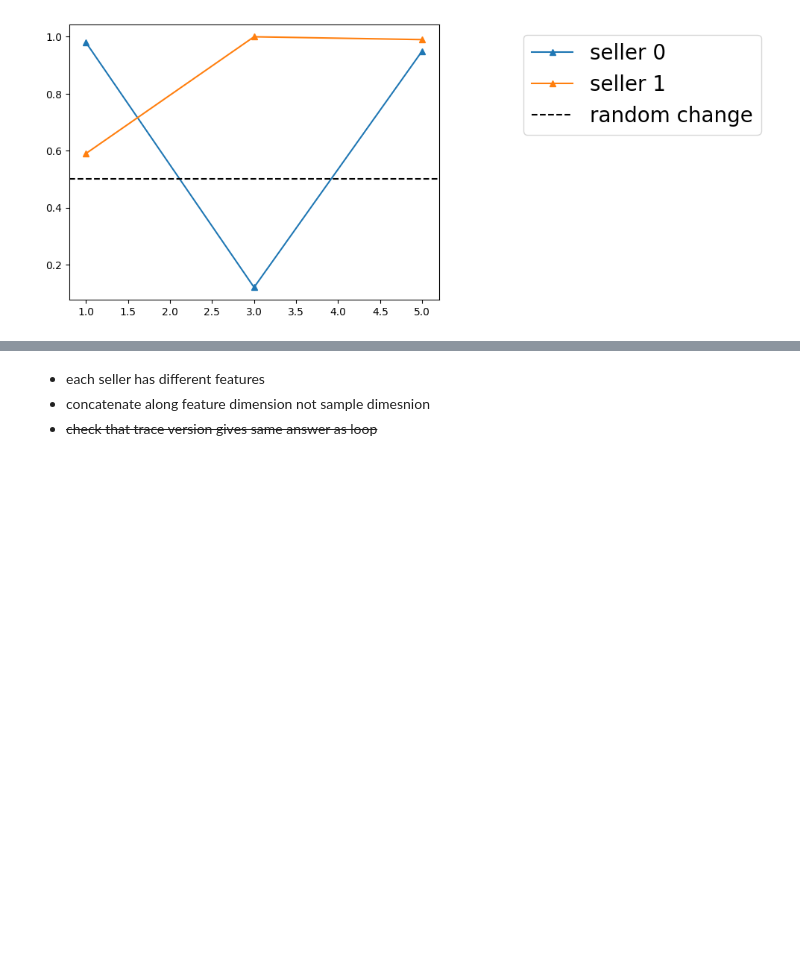
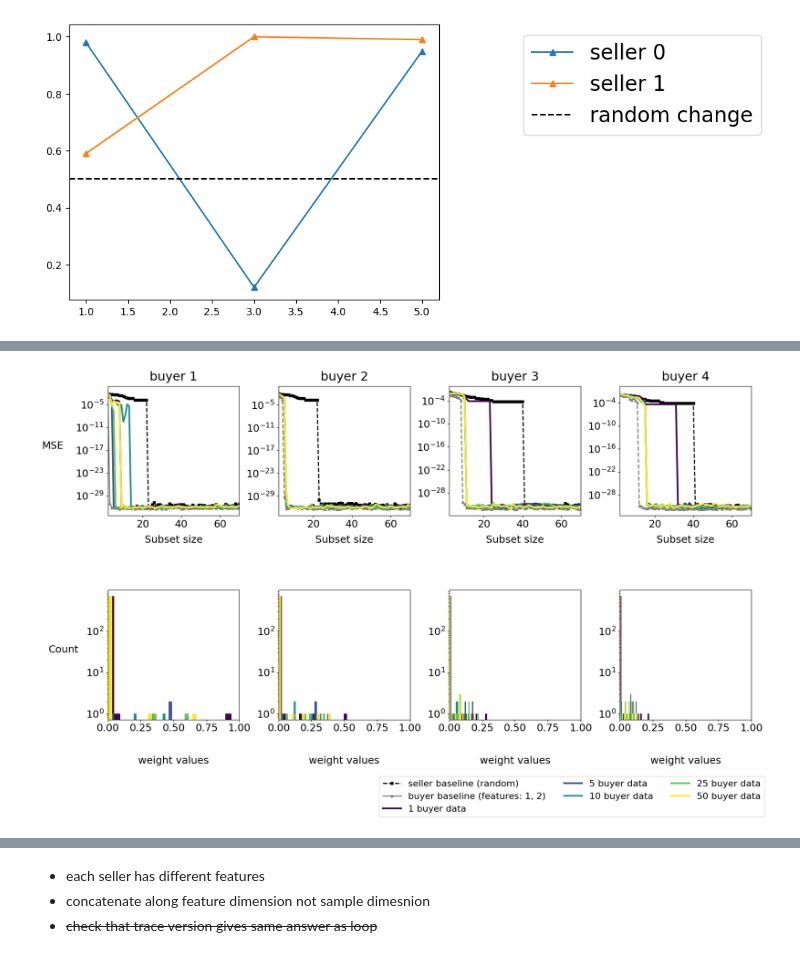
Before and after one commit to clu5/data-acquisition-via-experimental-design, a Jupyter notebook: optimal-selection.ipynb, the cells around one changed output, grey strips where cells are left out. Cells and saved outputs as stored; diff of their text form; code cells hidden in the pictures; blank space fills up the shorter version.

```diff
--- a/optimal-selection.ipynb
+++ b/optimal-selection.ipynb
@@ -307,3 +734,95 @@ plt.scatter(test_x_partition[0][:, k], test_y_partition[0])
+# %%
+xlim = (2, 70)
+bins = 20
+lw = 3
+baseline_lw = 2
+markersize = 5
+fig, ax = plt.subplots(ncols=4, nrows=2, figsize=(18, 10))
+
+for i, (k, v) in enumerate(trial_buyer1_errors.items()):
+    ax[0, 0].errorbar(train_range, np.array(v).mean(0), yerr=np.array(v).std(0), lw=lw, label=f'{k} buyer data', c=colors[i], elinewidth=elinewidth, capsize=capsize, errorevery=(i, errorevery))
+ax[0, 0].set_title('buyer 1', fontsize=22, pad=10)
+ax[0, 0].plot(train_range, np.array(trial_buyer1_baselines['seller']).mean(0), marker='s', markersize=markersize, c='k', lw=baseline_lw, ls='--', label='seller baseline (random)')
+ax[0, 0].plot(train_range, np.array(trial_buyer1_baselines['buyer']).mean(0), marker='^', markersize=markersize, c='gray', lw=baseline_lw, label=label)
+# ax[0, 0].legend(fontsize=16, title_fontsize=18, bbox_to_anchor=(1.95, 1.00), ncol=1)
+ax[0, 0].set_xlabel('Subset size', fontsize=18, labelpad=10)
+ax[0, 0].set_ylabel('MSE', fontsize=18, rotation=0, labelpad=40)
+ax[0, 0].tick_params(labelsize=18)
+ax[0, 0].set_xlim(*xlim)
+ax[0, 0].set_yscale('log')
+# plt.savefig(figure_dir / f'buyer1-{dataset}.png', bbox_inches='tight')
+
+for i, (k, v) in enumerate(buyer1_weights.items()):
+    ax[1, 0].hist(v, bins=bins, color=colors[i])
+ax[1, 0].set_yscale('log')
+ax[1, 0].tick_params(labelsize=18)
+ax[1, 0].set_xlabel('weight values', fontsize=18, rotation=0, labelpad=40)
+ax[1, 0].set_ylabel('Count', fontsize=18, rotation=0, labelpad=40)
+ax[1, 0].set_xlim(0, 1)
+
+for i, (k, v) in enumerate(trial_buyer2_errors.items()):
+    ax[0, 1].errorbar(train_range, np.array(v).mean(0), yerr=np.array(v).std(0), lw=lw, c=colors[i], elinewidth=elinewidth, capsize=capsize, errorevery=(i, errorevery))
+ax[0, 1].set_title('buyer 2', fontsize=22, pad=10)
+ax[0, 1].plot(train_range, np.array(trial_buyer2_baselines['seller']).mean(0), marker='s', markersize=markersize, c='k', lw=baseline_lw, ls='--')
+ax[0, 1].plot(train_range, np.array(trial_buyer2_baselines['buyer']).mean(0), marker='^', markersize=markersize, c='gray', lw=baseline_lw, ls='--')
+ax[0, 1].set_xlabel('Subset size', fontsize=18, labelpad=10)
+# ax[0, 1].set_ylabel('MSE', fontsize=18, rotation=0, labelpad=40)
+ax[0, 1].tick_params(labelsize=18)
+ax[0, 1].set_xlim(*xlim)
+ax[0, 1].set_yscale('log')
+
+for i, (k, v) in enumerate(buyer2_weights.items()):
+    ax[1, 1].hist(v, bins=bins, color=colors[i])
+ax[1, 1].set_yscale('log')
+ax[1, 1].tick_params(labelsize=18)
+ax[1, 1].set_xlabel('weight values', fontsize=18, rotation=0, labelpad=40)
+# ax[1, 1].set_ylabel('Count', fontsize=18, rotation=0, labelpad=40)
+ax[1, 1].set_xlim(0, 1)
+
+for i, (k, v) in enumerate(trial_buyer3_errors.items()):
+    ax[0, 2].errorbar(train_range, np.array(v).mean(0), yerr=np.array(v).std(0), lw=lw,  c=colors[i], elinewidth=elinewidth, capsize=capsize, errorevery=(i, errorevery))
+ax[0, 2].set_title('buyer 3', fontsize=22, pad=10)
+ax[0, 2].plot(train_range, np.array(trial_buyer3_baselines['seller']).mean(0), marker='s', markersize=markersize, c='k', lw=baseline_lw, ls='--')
+ax[0, 2].plot(train_range, np.array(trial_buyer3_baselines['buyer']).mean(0), marker='^', markersize=markersize, c='gray', lw=baseline_lw, ls='--')
+ax[0, 2].set_xlabel('Subset size', fontsize=18, labelpad=10)
+# ax[0, 2].set_ylabel('MSE', fontsize=18, rotation=0, labelpad=40)
+ax[0, 2].tick_params(labelsize=18)
+ax[0, 2].set_xlim(*xlim)
+ax[0, 2].set_yscale('log')
+
+for i, (k, v) in enumerate(buyer3_weights.items()):
+    ax[1, 2].hist(v, bins=bins, color=colors[i])
+ax[1, 2].set_yscale('log')
+ax[1, 2].tick_params(labelsize=18)
+ax[1, 2].set_xlabel('weight values', fontsize=18, rotation=0, labelpad=40)
+# ax[1, 2].set_ylabel('Count', fontsize=18, rotation=0, labelpad=40)
+ax[1, 2].set_xlim(0, 1)
+
+for i, (k, v) in enumerate(trial_buyer4_errors.items()):
+    ax[0, 3].errorbar(train_range, np.array(v).mean(0), yerr=np.array(v).std(0), lw=lw, c=colors[i], elinewidth=elinewidth, capsize=capsize, errorevery=(i, errorevery))
+ax[0, 3].set_title('buyer 4', fontsize=22, pad=10)
+ax[0, 3].plot(train_range, np.array(trial_buyer4_baselines['seller']).mean(0), marker='s', markersize=markersize, c='k', lw=baseline_lw, ls='--')
+ax[0, 3].plot(train_range, np.array(trial_buyer4_baselines['buyer']).mean(0), marker='^', markersize=markersize, c='gray', lw=baseline_lw, ls='--')
+ax[0, 3].set_xlabel('Subset size', fontsize=18, labelpad=10)
+# ax[0, 3].set_ylabel('MSE', fontsize=18, rotation=0, labelpad=40)
+ax[0, 3].tick_params(labelsize=18)
+ax[0, 3].set_xlim(*xlim)
+ax[0, 3].set_yscale('log')
+
+for i, (k, v) in enumerate(buyer4_weights.items()):
+    ax[1, 3].hist(v, bins=bins, color=colors[i])
+ax[1, 3].set_yscale('log')
+ax[1, 3].tick_params(labelsize=18)
+ax[1, 3].set_xlabel('weight values', fontsize=18, rotation=0, labelpad=40)
+# ax[1, 3].set_ylabel('Count', fontsize=18, rotation=0, labelpad=40)
+ax[1, 3].set_xlim(0, 1)
+
+fig.tight_layout(h_pad=8)
+fig.legend(fontsize=16, title_fontsize=18, bbox_to_anchor=(1.00, 0.00), ncol=3)
+plt.savefig(figure_dir / f'feature-{dataset}.png', bbox_inches='tight')
+plt.show()
+# %% [output]
+[figure, added]
 # %%
 for i, (k, v) in enumerate(trial_buyer2_errors.items()):
     plt.errorbar(train_range, np.array(v).mean(0), yerr=np.array(v).std(0), lw=3, label=f'{k} buyer data', c=colors[i], elinewidth=elinewidth, capsize=capsize, errorevery=(i, errorevery))
```
Also changed, not shown: parts of 14 cells of this notebook.
